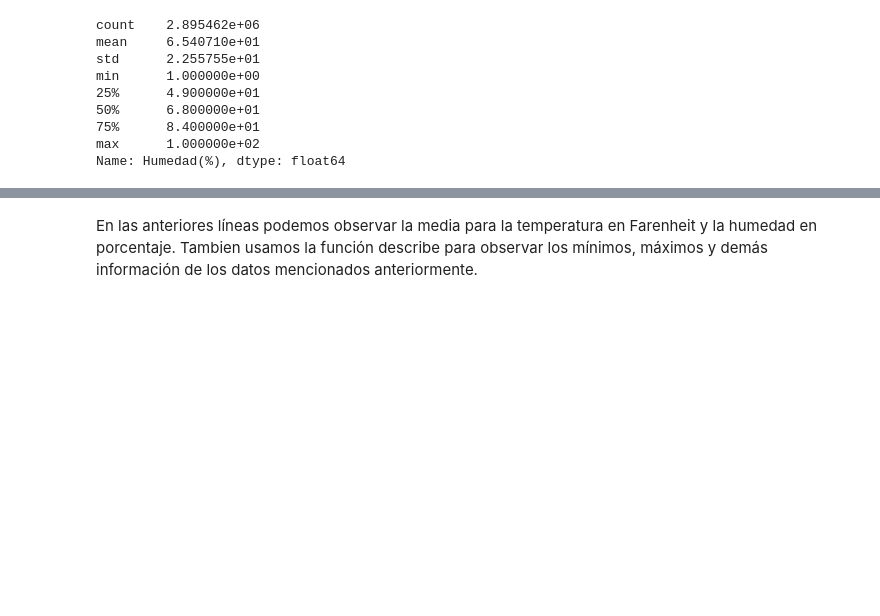
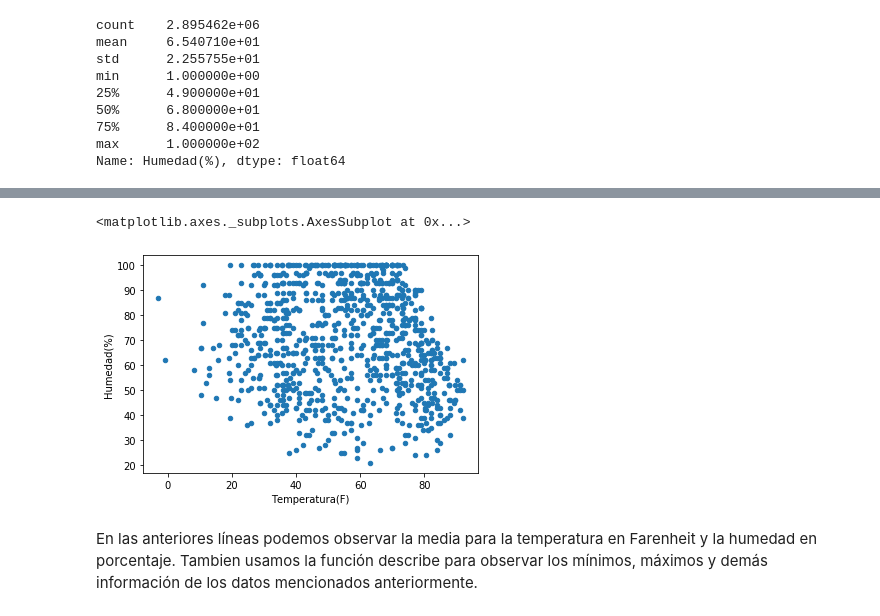
Before and after one commit to ProyectoFinalMineria/BaseDatos, a Jupyter notebook: BD US acc.ipynb, the cells around one changed output, grey strips where cells are left out. Cells and saved outputs as stored; diff of their text form; code cells hidden in the pictures; blank space fills up the shorter version.

```diff
--- a/BD US acc.ipynb
+++ b/BD US acc.ipynb
@@ -338,3 +419,8 @@ Name: Humedad(%), dtype: float64
+# %%
+base[19].sample(1000, replace=True).plot.scatter(x="Temperatura(F)",y='Humedad(%)')
+# %% [output]
+<matplotlib.axes._subplots.AxesSubplot at 0x...>
+[figure, added]
 # %% [markdown]
 En las anteriores líneas podemos observar la media para la temperatura en Farenheit y la humedad en porcentaje.
 Tambien usamos la función describe para observar los mínimos, máximos y demás información de los datos mencionados anteriormente.
```
Also changed, not shown: parts of 7 cells of this notebook.
